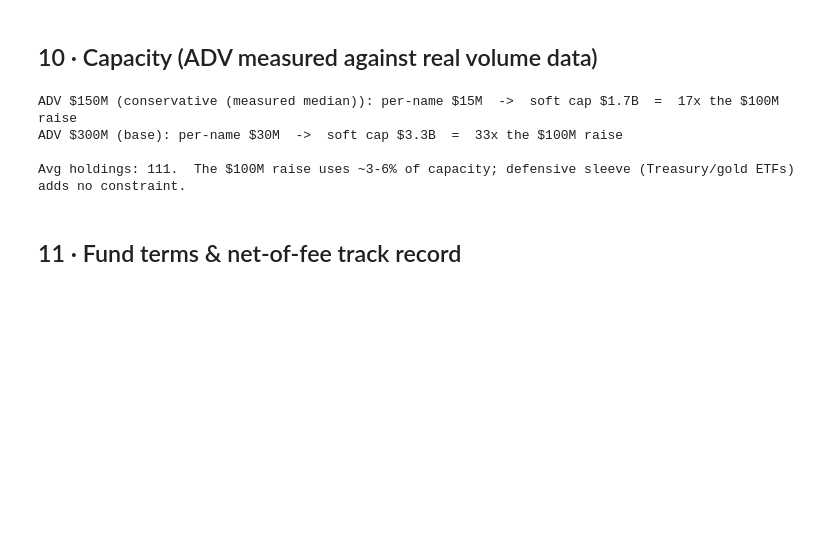
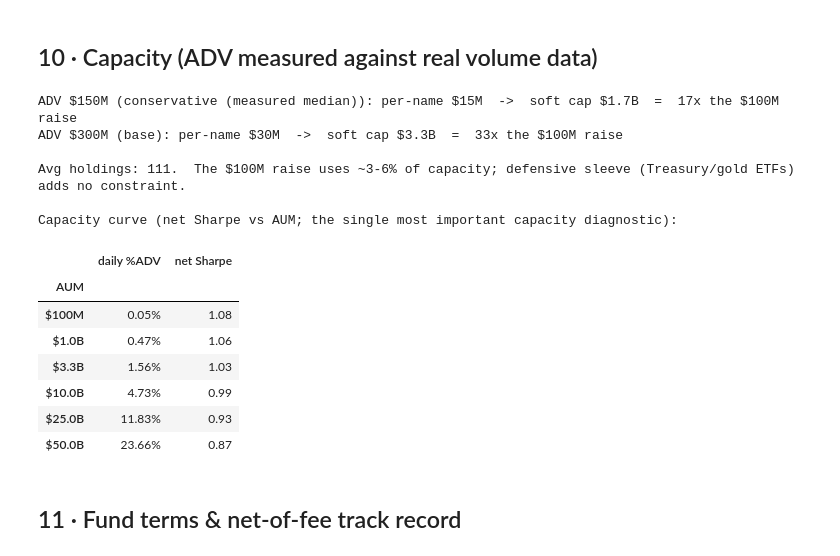
Before and after one commit to torkmell/assetmanProj, a Jupyter notebook: GSD2T_Quant_Appendix.ipynb, the cells around one changed output. Saved outputs shown, nothing was run; the diff lists cells and outputs as text; code cells hidden in the pictures; blank space fills up the shorter version.

```diff
--- a/GSD2T_Quant_Appendix.ipynb
+++ b/GSD2T_Quant_Appendix.ipynb
@@ -261,16 +271,35 @@ Overlay-calibration robustness — Sharpe range 1.06-1.09 across 9 settings (a p
 # %%
 avg_n=(wL>0).sum(axis=1).loc[START:].mean()
 RAISE=100e6
 for adv,label in [(150e6,"conservative (measured median)"),(300e6,"base")]:
     per_name=adv*0.05*2                     # 5% of ADV over 2 days
     soft=per_name*avg_n
     print(f"ADV ${adv/1e6:.0f}M ({label}): per-name ${per_name/1e6:.0f}M  ->  soft cap ${soft/1e9:.1f}B  =  {soft/RAISE:.0f}x the $100M raise")
 print(f"\nAvg holdings: {avg_n:.0f}.  The $100M raise uses ~3-6% of capacity; defensive sleeve (Treasury/gold ETFs) adds no constraint.")
+
+# capacity CURVE — net Sharpe vs AUM under the square-root impact law
+sr_g=metrics(ret)['Sharpe']; sig=metrics(ret)['Vol']; to_m=(turn.loc[START:].mean()*12/2)/12.0
+def net_sr(aum,adv=150e6,sd=0.02):
+    part=(aum*to_m/avg_n)/adv; cost=(turn.loc[START:].mean()*12/2)*sd*np.sqrt(max(part,0)); return sr_g-cost/sig, part/2
+cap=pd.DataFrame([(f"${a/1e9:.1f}B" if a>=1e9 else f"${a/1e6:.0f}M",f"{net_sr(a)[1]*100:.2f}%",round(net_sr(a)[0],2))
+                  for a in [1e8,1e9,3.3e9,1e10,2.5e10,5e10]],columns=["AUM","daily %ADV","net Sharpe"])
+print("\nCapacity curve (net Sharpe vs AUM; the single most important capacity diagnostic):")
+display(cap.set_index("AUM"))
 # %% [output]
 ADV $150M (conservative (measured median)): per-name $15M  ->  soft cap $1.7B  =  17x the $100M raise
 ADV $300M (base): per-name $30M  ->  soft cap $3.3B  =  33x the $100M raise
 
 Avg holdings: 111.  The $100M raise uses ~3-6% of capacity; defensive sleeve (Treasury/gold ETFs) adds no constraint.
+
+Capacity curve (net Sharpe vs AUM; the single most important capacity diagnostic):
+|  | daily %ADV | net Sharpe |
+| AUM |  |  |
+| $100M | 0.05% | 1.08 |
+| $1.0B | 0.47% | 1.06 |
+| $3.3B | 1.56% | 1.03 |
+| $10.0B | 4.73% | 0.99 |
+| $25.0B | 11.83% | 0.93 |
+| $50.0B | 23.66% | 0.87 |
 # %% [markdown]
 ## 11 · Fund terms & net-of-fee track record
 # %%
```
Also changed, not shown: parts of 3 cells of this notebook, 31 other files.
